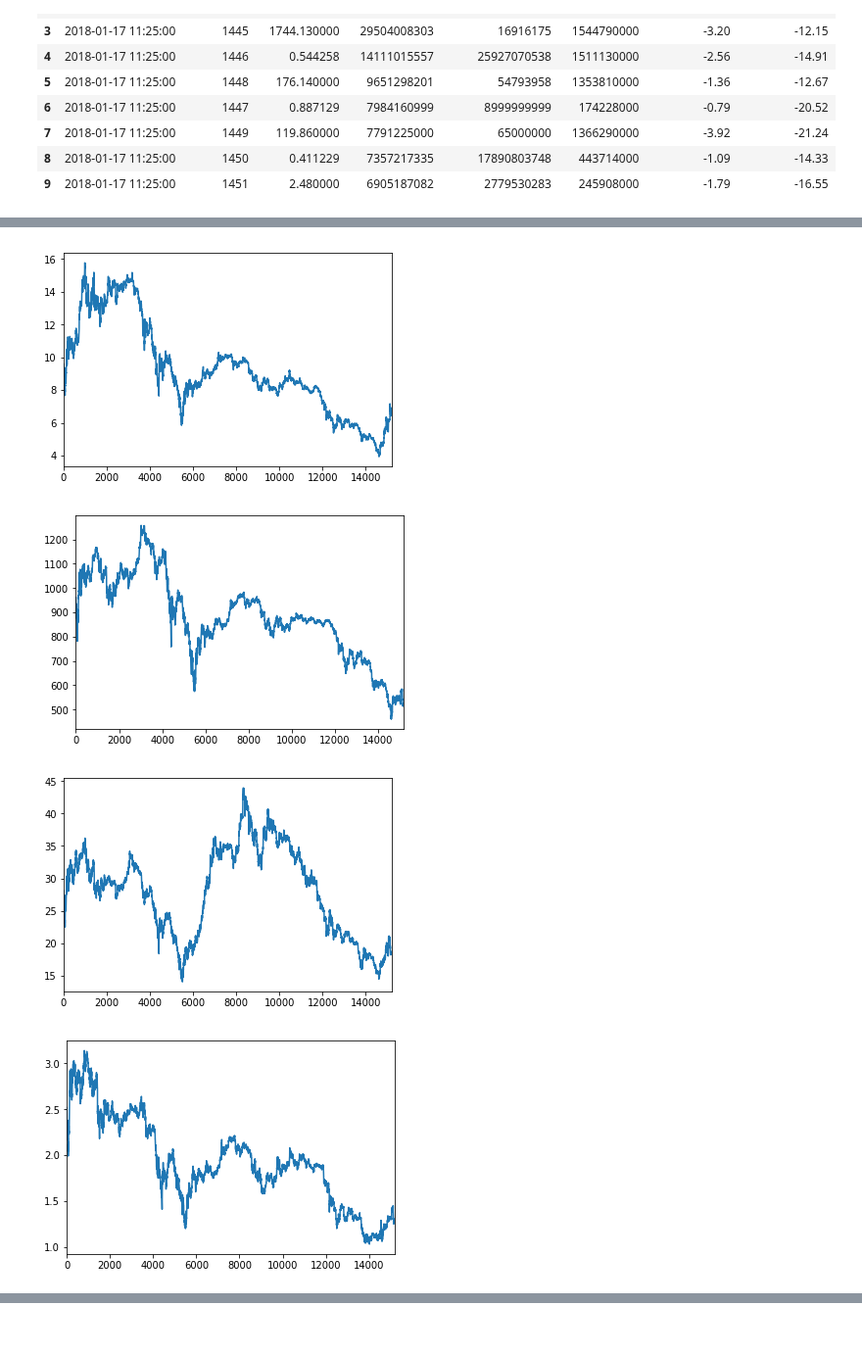
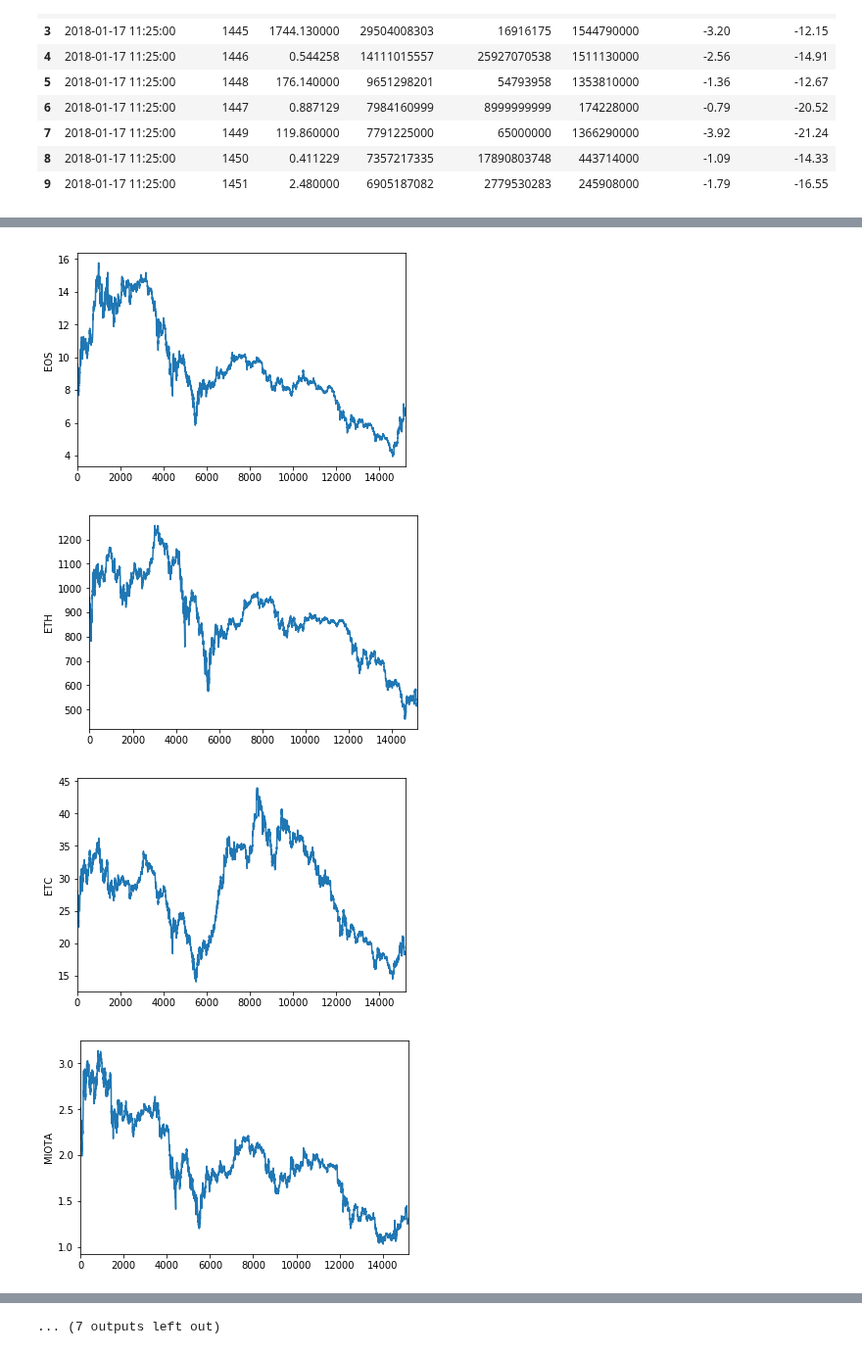
Before and after one commit to VladimirAnaniev/Academia-Datathon, a Jupyter notebook: vvananiev/data-exploration.ipynb, the cells around one changed output, grey strips where cells are left out. Shown at 98% size. Saved outputs shown, nothing was run; the diff lists cells and outputs as text; code cells hidden in the pictures.

```diff
--- a/vvananiev/data-exploration.ipynb
+++ b/vvananiev/data-exploration.ipynb
@@ -48,5 +51,5 @@ currencies[:10]
 # %%
-stage_1_coins = [1442, 1445, 1456, 1446, 1453, 1447, 1452, 1443, 1457, 1451, 1460, 1448, 1454, 1447, 1449, 1444, 1450, 1474, 1455, 1465]
+stage_1_coins = [1442, 1445, 1456, 1446, 1453, 1447, 1452, 1443, 1457, 1451, 1460, 1448, 1454, 1477, 1449, 1444, 1450, 1474, 1455, 1465]
 len(stage_1_coins)
 # %% [output]
 20
@@ -68,7 +91,11 @@ data[:10]
 | 9 | 2018-01-17 11:25:00 | 1451 | 2.480000 | 6905187082 | 2779530283 | 245908000 | -1.79 | -16.55 |
 # %%
 for coin in stage_1_coins:
-    coin_prices = data[data['refID_coin'] == coin].price
-    sns.tsplot(coin_prices)
-    plt.show()
+    name = currencies[currencies['Id'].isin([str(coin)])].iloc[0].Tag
+    coin_prices = data[data['refID_coin'].isin([str(coin)])].price
+    try:
+        sns.tsplot(coin_prices, value=name)
+        plt.show()
+    except:
+        pass
 # %% [output]
@@ -81,4 +108,4 @@ for coin in stage_1_coins:
-[figure, old version]
+[figure, new version]
-[figure, old version]
+[figure, new version]
-[figure, old version]
+[figure, new version]
-[figure, old version]
+[figure, new version]
@@ -84,0 +114 @@ for coin in stage_1_coins:
+... (7 outputs left out)
```
Also changed, not shown: parts of 3 cells of this notebook, 1 other file.
